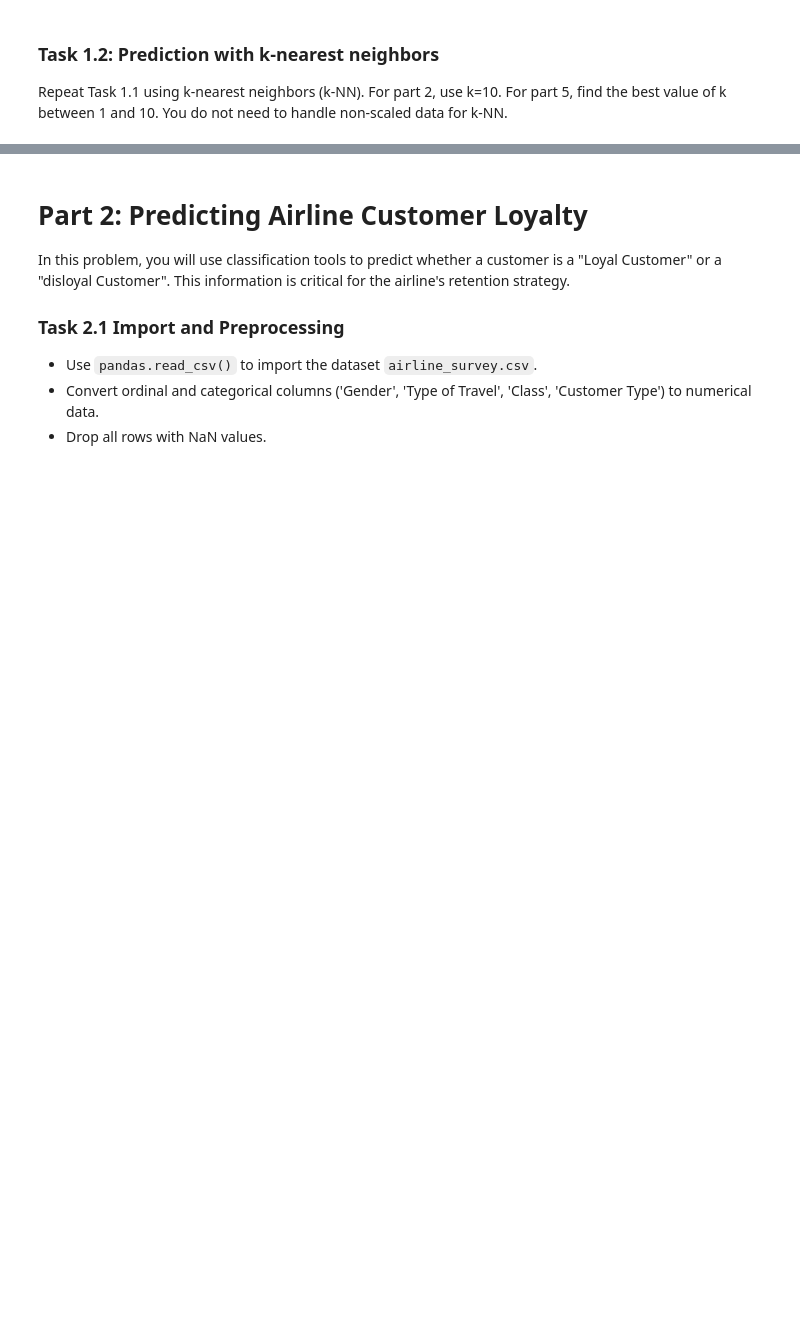
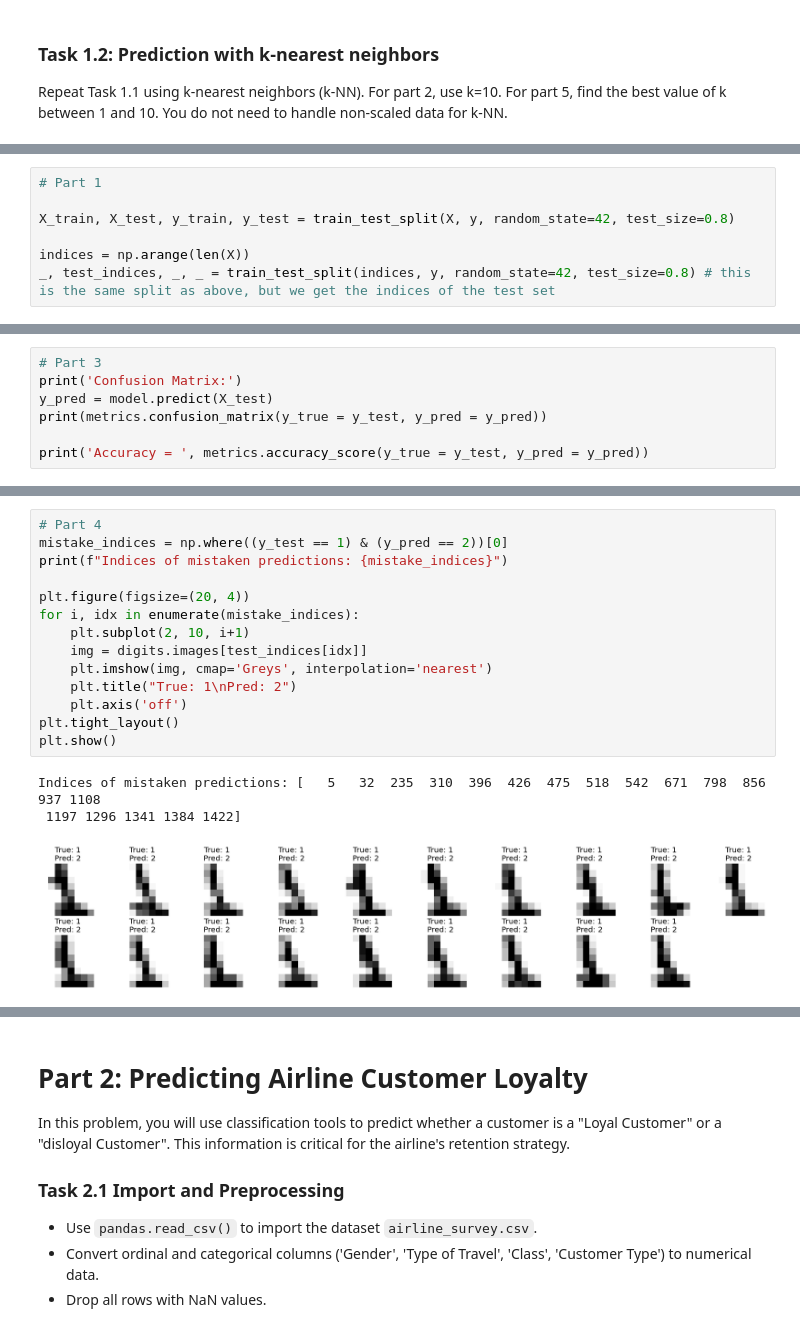
Before and after one commit to datascience-course/2026-datascience-homework, a Jupyter notebook: HW7/HW7.ipynb, the cells around one changed output, grey strips where cells are left out. Cells and saved outputs as stored; diff of their text form; blank space fills up the shorter version.

```diff
--- a/HW7/HW7.ipynb
+++ b/HW7/HW7.ipynb
@@ -145,0 +238,7 @@ You do not need to handle non-scaled data for k-NN.
+# %%
+# Part 1
+
+X_train, X_test, y_train, y_test = train_test_split(X, y, random_state=42, test_size=0.8)
+
+indices = np.arange(len(X))
+_, test_indices, _, _ = train_test_split(indices, y, random_state=42, test_size=0.8) # this is the same split as above, but we get the indices of the test set
@@ -145,0 +252,7 @@ You do not need to handle non-scaled data for k-NN.
+# %%
+# Part 3
+print('Confusion Matrix:')
+y_pred = model.predict(X_test)
+print(metrics.confusion_matrix(y_true = y_test, y_pred = y_pred))
+
+print('Accuracy = ', metrics.accuracy_score(y_true = y_test, y_pred = y_pred))
@@ -145,0 +272,18 @@ You do not need to handle non-scaled data for k-NN.
+# %%
+# Part 4
+mistake_indices = np.where((y_test == 1) & (y_pred == 2))[0]
+print(f"Indices of mistaken predictions: {mistake_indices}")
+
+plt.figure(figsize=(20, 4))
+for i, idx in enumerate(mistake_indices):
+    plt.subplot(2, 10, i+1)
+    img = digits.images[test_indices[idx]]
+    plt.imshow(img, cmap='Greys', interpolation='nearest')
+    plt.title("True: 1\nPred: 2")
+    plt.axis('off')
+plt.tight_layout()
+plt.show()
+# %% [output]
+Indices of mistaken predictions: [   5   32  235  310  396  426  475  518  542  671  798  856  937 1108
+ 1197 1296 1341 1384 1422]
+[figure, added]
```
Also changed, not shown: parts of 38 cells of this notebook, 1 other file.
